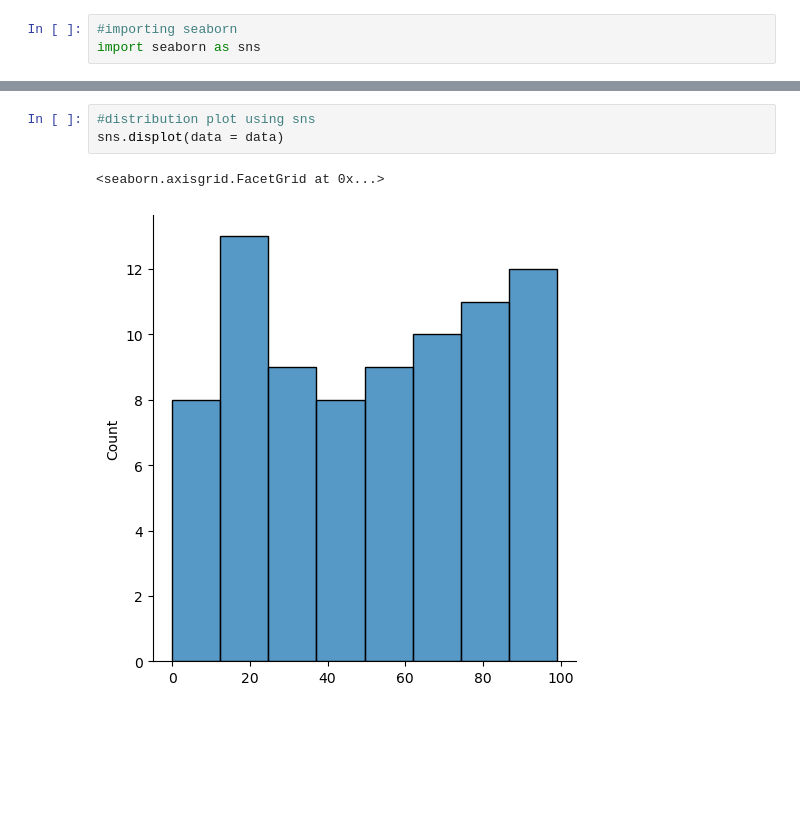
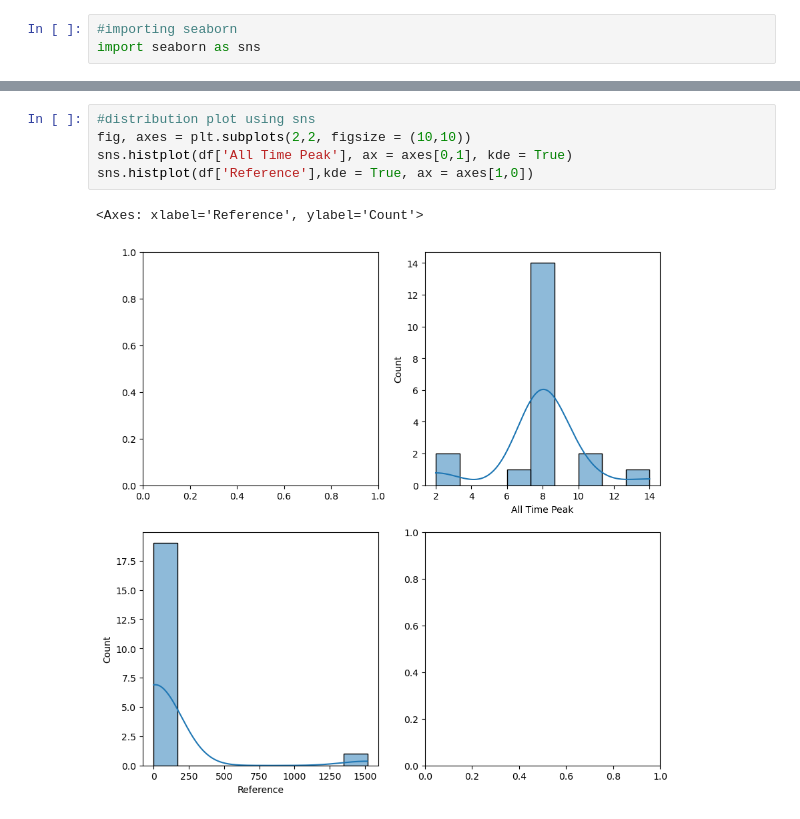
Before and after one commit to Limbu-Unish/Pandas_Content, a Jupyter notebook: Datavisualization_Finalized_dataset.ipynb, the cells around one changed output, grey strips where cells are left out. Drawn from its saved outputs; the diff is of its cells as text; blank space fills up the shorter version.

Commit message:
learned the concept of plots using seaborn.

```diff
--- a/Datavisualization_Finalized_dataset.ipynb
+++ b/Datavisualization_Finalized_dataset.ipynb
@@ -113,7 +113,9 @@ df
 | 19 | 20 | 2 | 8 | 150000000 | 185423109 | Taylor Swift | The Red Tour | 86 | ... |
 # %%
 #distribution plot using sns
-sns.displot(data = data)
+fig, axes = plt.subplots(2,2, figsize = (10,10))
+sns.histplot(df['All Time Peak'], ax = axes[0,1], kde = True)
+sns.histplot(df['Reference'],kde = True, ax = axes[1,0])
 # %% [output]
-<seaborn.axisgrid.FacetGrid at 0x...>
+<Axes: xlabel='Reference', ylabel='Count'>
-[figure, old version]
+[figure, new version]
```
Also changed, not shown: parts of 9 cells of this notebook.
